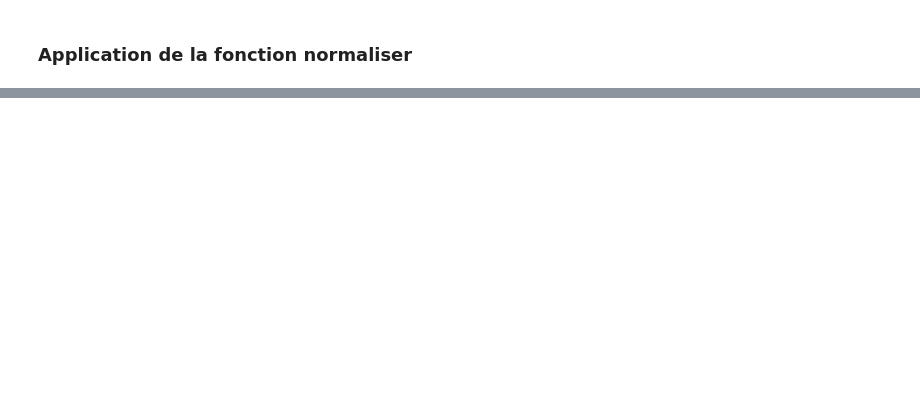
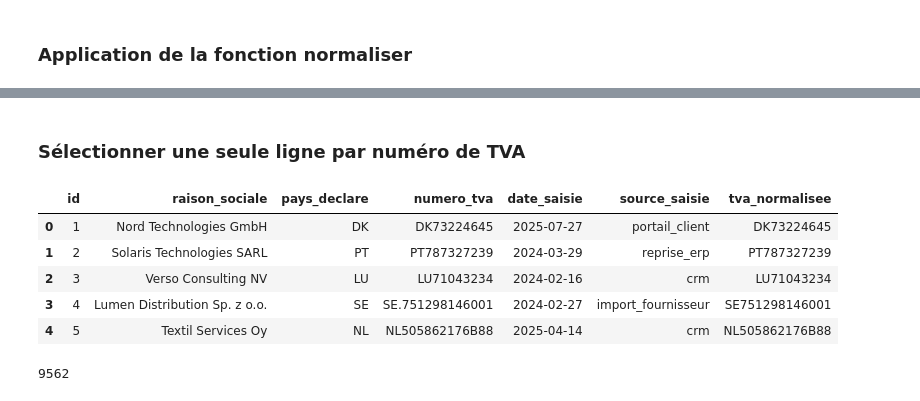
Before and after one commit to DarkSpharx/TVA_API-VIES, a Jupyter notebook: notebook/nettoyage.ipynb, the cells around one changed output, grey strips where cells are left out. Saved outputs shown, nothing was run; the diff lists cells and outputs as text; code cells hidden in the pictures; blank space fills up the shorter version.

```diff
--- a/notebook/nettoyage.ipynb
+++ b/notebook/nettoyage.ipynb
@@ -27,6 +26,6 @@ from validation_structure import normaliser, valider, PAYS_COUVERTS
 ### Chargement des données
 # %%
 data_dir = Path("../data")
-df = pd.read_csv(data_dir / "numeros_tva.csv")
+df = pd.read_csv(data_dir / "numeros_tva.csv", dtype = str, keep_default_na = False)
 # %% [markdown]
 ---
@@ -34,4 +33,4 @@ df = pd.read_csv(data_dir / "numeros_tva.csv")
 # %% [markdown]
 ### Application de la fonction normaliser
 # %%
-df["tva_normalisee"] = df["numero_tva"].fillna("").apply(normaliser)
+df["tva_normalisee"] = df["numero_tva"].apply(normaliser)
@@ -37,0 +39,8 @@ df["tva_normalisee"] = df["numero_tva"].fillna("").apply(normaliser)
+# %%
+marqueurs_vides = {"", "NA", "NULL"}
+non_vide = ~df["tva_normalisee"].isin(marqueurs_vides)
+
+frequences = df.loc[non_vide, "tva_normalisee"].value_counts()
+numeros_doublons = frequences[frequences > 1]
+
+display(numeros_doublons)
@@ -37,0 +61,18 @@ df["tva_normalisee"] = df["numero_tva"].fillna("").apply(normaliser)
+# %% [markdown]
+### Sélectionner une seule ligne par numéro de TVA
+# %%
+df_avec_numero = df.loc[non_vide]
+df_numeros_uniques = df_avec_numero.drop_duplicates("tva_normalisee")
+df_sans_numero = df.loc[~non_vide]
+df_dedoublonne = pd.concat([df_numeros_uniques, df_sans_numero])
+
+display(df_dedoublonne.head())
+print(df_dedoublonne.shape[0])
+# %% [output]
+|  | id | raison_sociale | pays_declare | numero_tva | date_saisie | source_saisie | tva_normalisee |
+| 0 | 1 | Nord Technologies GmbH | DK | DK73224645 | 2025-07-27 | portail_client | DK73224645 |
+| 1 | 2 | Solaris Technologies SARL | PT | PT787327239 | 2024-03-29 | reprise_erp | PT787327239 |
+| 2 | 3 | Verso Consulting NV | LU | LU71043234 | 2024-02-16 | crm | LU71043234 |
+| 3 | 4 | Lumen Distribution Sp. z o.o. | SE | SE.751298146001 | 2024-02-27 | import_fournisseur | SE751298146001 |
+| 4 | 5 | Textil Services Oy | NL | NL505862176B88 | 2025-04-14 | crm | NL505862176B88 |
+9562
```
Also changed, not shown: parts of 25 cells of this notebook, 2 other files.
